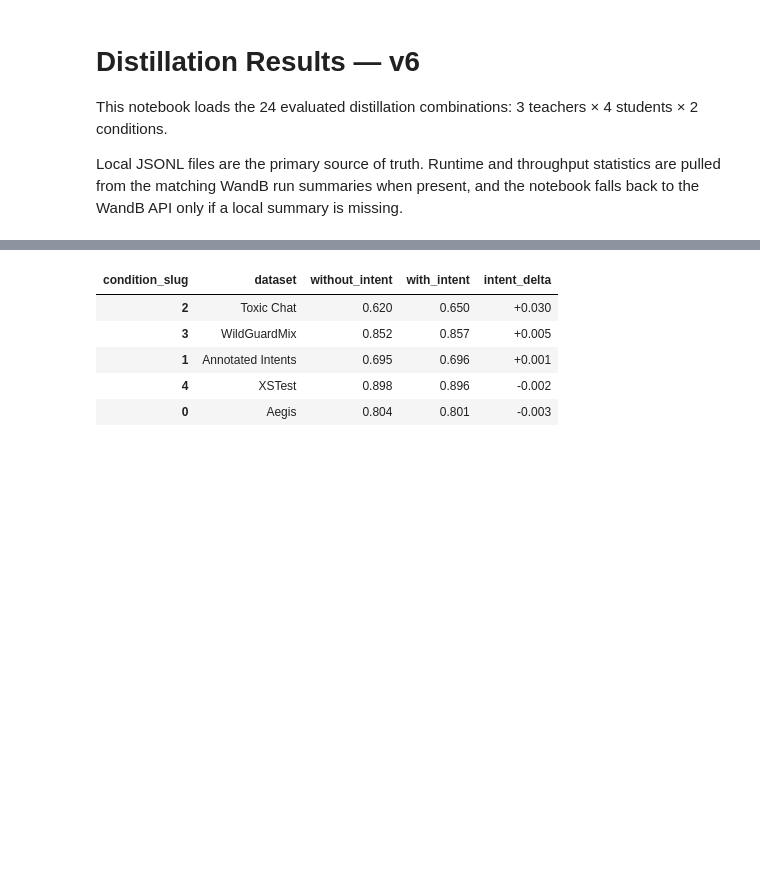
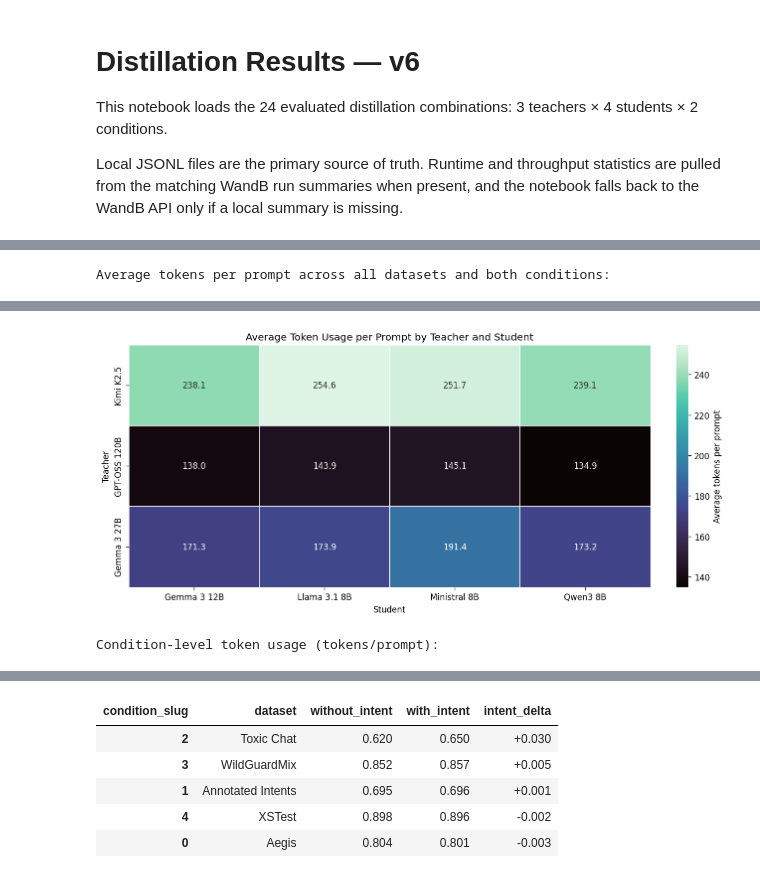
Before and after one commit to Jazhyc/aims-safety-classification, a Jupyter notebook: notebooks/distillation/distillation_results.ipynb, the cells around one changed output, grey strips where cells are left out. Cells and saved outputs as stored; diff of their text form; code cells hidden in the pictures; blank space fills up the shorter version.

```diff
--- a/notebooks/distillation/distillation_results.ipynb
+++ b/notebooks/distillation/distillation_results.ipynb
@@ -499,0 +500,71 @@ Dataset-level details (first 12 rows):
+# %%
+# Token usage analysis: average tokens per prompt by teacher and student.
+
+teacher_student_tokens = (
+    combo_df.groupby(["teacher", "student"], as_index=False)
+    .agg(
+        total_tokens=("total_tokens", "sum"),
+        total_prompts=("total_rows", "sum"),
+    )
+)
+teacher_student_tokens["avg_tokens_per_prompt"] = np.where(
+    teacher_student_tokens["total_prompts"] > 0,
+    teacher_student_tokens["total_tokens"] / teacher_student_tokens["total_prompts"],
+    np.nan,
+)
+
+teacher_student_tokens = teacher_student_tokens.assign(
+    teacher_rank=lambda df: df["teacher"].map({name: idx for idx, name in enumerate([TEACHERS[k] for k in TEACHER_ORDER])}),
+    student_rank=lambda df: df["student"].map({name: idx for idx, name in enumerate([STUDENTS[k] for k in STUDENT_ORDER])}),
+).sort_values(["teacher_rank", "student_rank"]).drop(columns=["teacher_rank", "student_rank"])
+
+print("Average tokens per prompt across all datasets and both conditions:")
+display(
+    teacher_student_tokens.style.format(
+        {
+            "total_tokens": "{:.0f}",
+            "total_prompts": "{:.0f}",
+            "avg_tokens_per_prompt": "{:.1f}",
+        }
+    )
+)
+
+pivot_tokens = teacher_student_tokens.pivot(index="teacher", columns="student", values="avg_tokens_per_prompt")
+pivot_tokens = pivot_tokens.reindex(index=[TEACHERS[k] for k in TEACHER_ORDER], columns=[STUDENTS[k] for k in STUDENT_ORDER])
+
+fig, ax = plt.subplots(figsize=(10.5, 4.8), constrained_layout=True)
+sns.heatmap(
+    pivot_tokens,
+    annot=True,
+    fmt=".1f",
+    cmap="mako",
+    linewidths=0.4,
+    linecolor="white",
+    cbar_kws={"label": "Average tokens per prompt"},
+    ax=ax,
+)
+ax.set_title("Average Token Usage per Prompt by Teacher and Student")
+ax.set_xlabel("Student")
+ax.set_ylabel("Teacher")
+plt.show()
+
+# Optional condition breakdown for the same normalization.
+condition_tokens = combo_df[["teacher", "student", "condition", "total_tokens", "total_rows"]].copy()
+condition_tokens["avg_tokens_per_prompt"] = np.where(
+    condition_tokens["total_rows"] > 0,
+    condition_tokens["total_tokens"] / condition_tokens["total_rows"],
+    np.nan,
+)
+
+print("\nCondition-level token usage (tokens/prompt):")
+display(
+    condition_tokens.sort_values(["teacher", "student", "condition"]).style.format(
+        {
+            "total_tokens": "{:.0f}",
+            "total_rows": "{:.0f}",
+            "avg_tokens_per_prompt": "{:.1f}",
+        }
+    )
+)
+# %% [output]
+Average tokens per prompt across all datasets and both conditions:
@@ -499,0 +584,2 @@ Dataset-level details (first 12 rows):
+[figure, added]
+Condition-level token usage (tokens/prompt):
```
Also changed, not shown: parts of 4 cells of this notebook.
